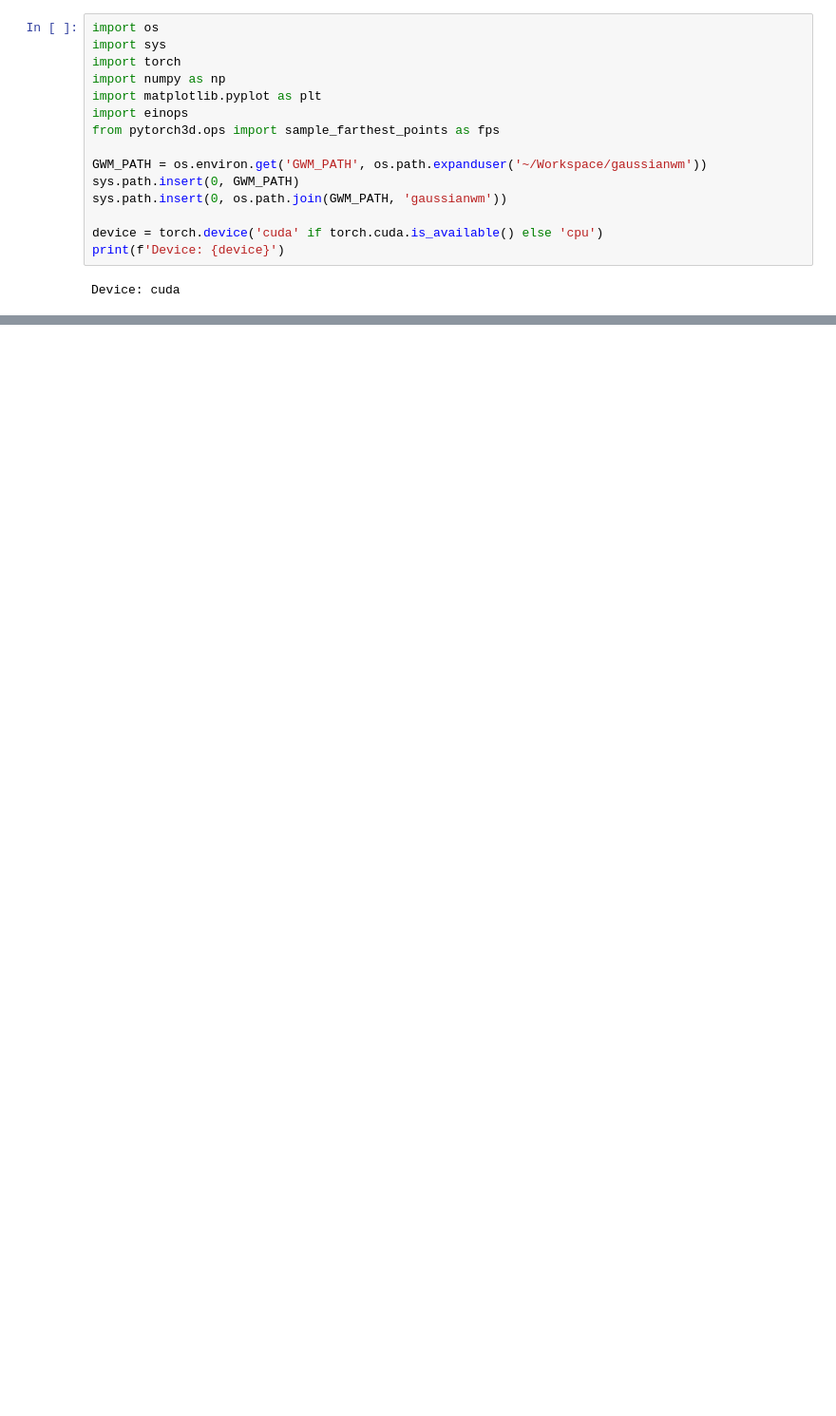
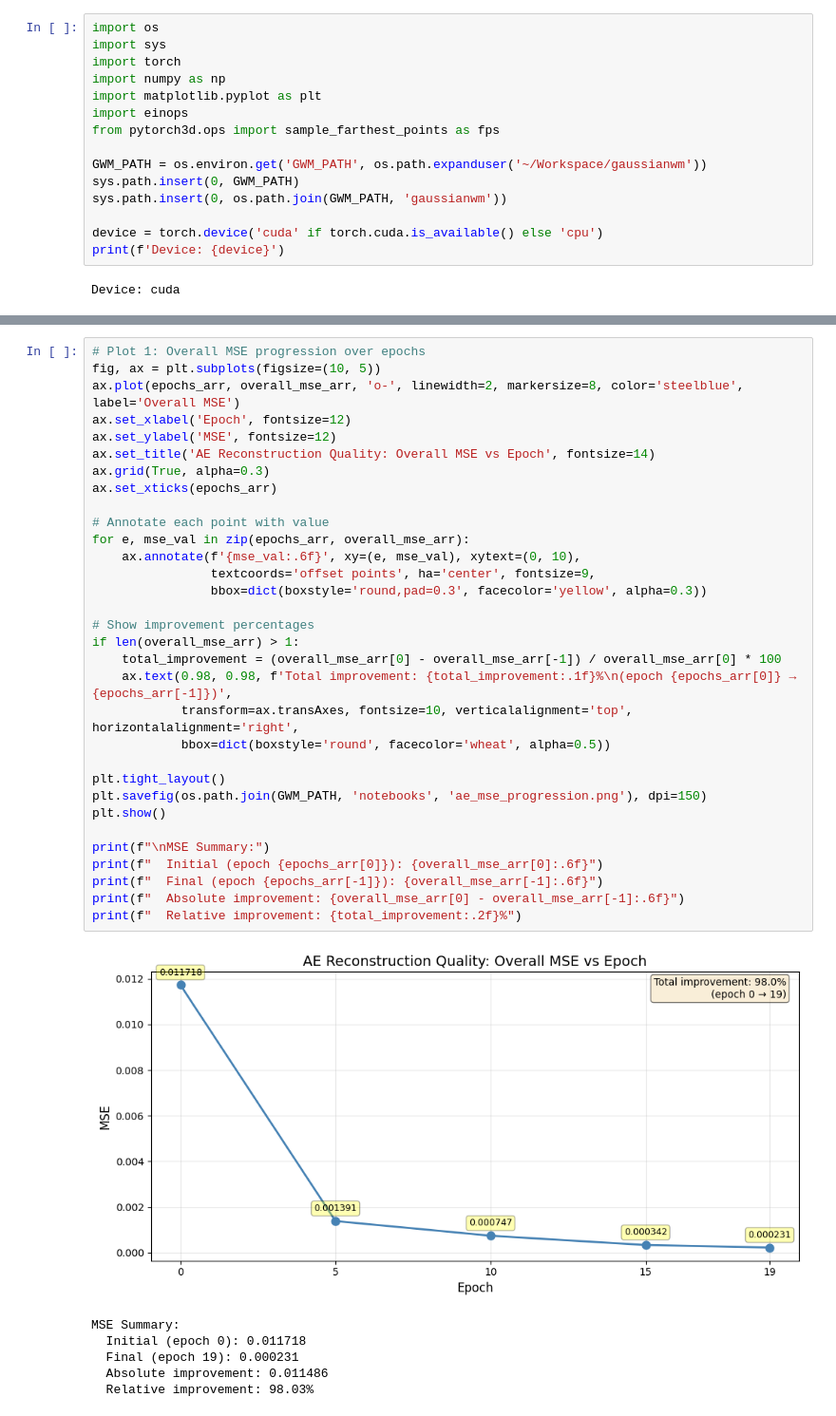
Before and after one commit to frankcholula/gaussianwm, a Jupyter notebook: notebooks/ae_reconstruction.ipynb, the cells around one changed output, grey strips where cells are left out. Shown at 95% size. Drawn from its saved outputs; the diff is of its cells as text; blank space fills up the shorter version.

```diff
--- a/notebooks/ae_reconstruction.ipynb
+++ b/notebooks/ae_reconstruction.ipynb
@@ -296,0 +544,39 @@ plt.show()
+# %%
+# Plot 1: Overall MSE progression over epochs
+fig, ax = plt.subplots(figsize=(10, 5))
+ax.plot(epochs_arr, overall_mse_arr, 'o-', linewidth=2, markersize=8, color='steelblue', label='Overall MSE')
+ax.set_xlabel('Epoch', fontsize=12)
+ax.set_ylabel('MSE', fontsize=12)
+ax.set_title('AE Reconstruction Quality: Overall MSE vs Epoch', fontsize=14)
+ax.grid(True, alpha=0.3)
+ax.set_xticks(epochs_arr)
+
+# Annotate each point with value
+for e, mse_val in zip(epochs_arr, overall_mse_arr):
+    ax.annotate(f'{mse_val:.6f}', xy=(e, mse_val), xytext=(0, 10),
+                textcoords='offset points', ha='center', fontsize=9,
+                bbox=dict(boxstyle='round,pad=0.3', facecolor='yellow', alpha=0.3))
+
+# Show improvement percentages
+if len(overall_mse_arr) > 1:
+    total_improvement = (overall_mse_arr[0] - overall_mse_arr[-1]) / overall_mse_arr[0] * 100
+    ax.text(0.98, 0.98, f'Total improvement: {total_improvement:.1f}%\n(epoch {epochs_arr[0]} → {epochs_arr[-1]})',
+            transform=ax.transAxes, fontsize=10, verticalalignment='top', horizontalalignment='right',
+            bbox=dict(boxstyle='round', facecolor='wheat', alpha=0.5))
+
+plt.tight_layout()
+plt.savefig(os.path.join(GWM_PATH, 'notebooks', 'ae_mse_progression.png'), dpi=150)
+plt.show()
+
+print(f"\nMSE Summary:")
+print(f"  Initial (epoch {epochs_arr[0]}): {overall_mse_arr[0]:.6f}")
+print(f"  Final (epoch {epochs_arr[-1]}): {overall_mse_arr[-1]:.6f}")
+print(f"  Absolute improvement: {overall_mse_arr[0] - overall_mse_arr[-1]:.6f}")
+print(f"  Relative improvement: {total_improvement:.2f}%")
+# %% [output]
+[figure, added]
+MSE Summary:
+  Initial (epoch 0): 0.011718
+  Final (epoch 19): 0.000231
+  Absolute improvement: 0.011486
+  Relative improvement: 98.03%
```
Also changed, not shown: parts of 17 cells of this notebook, 11 other files.
